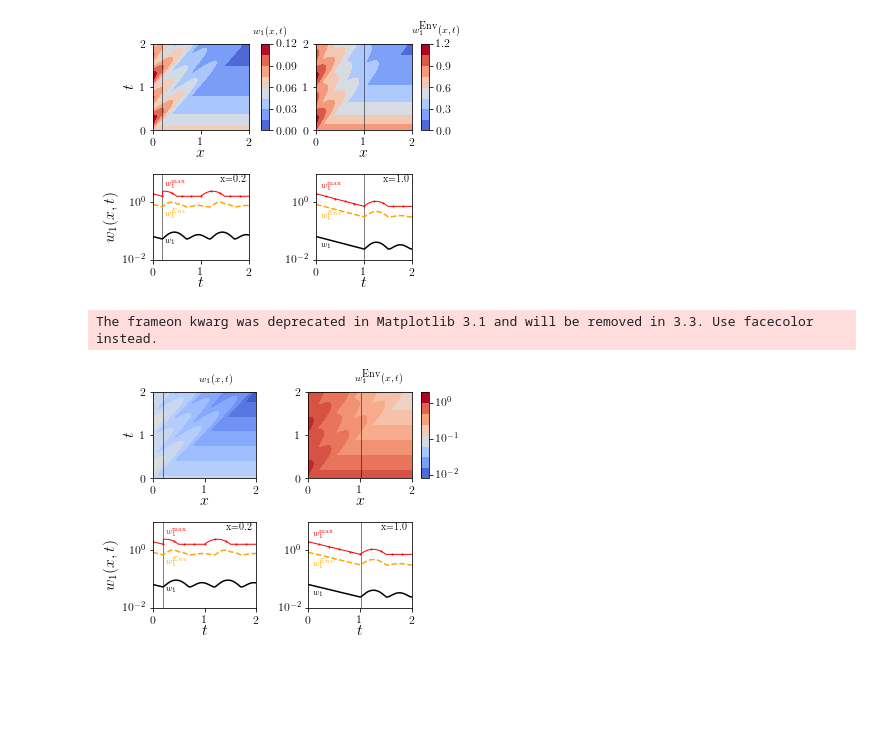
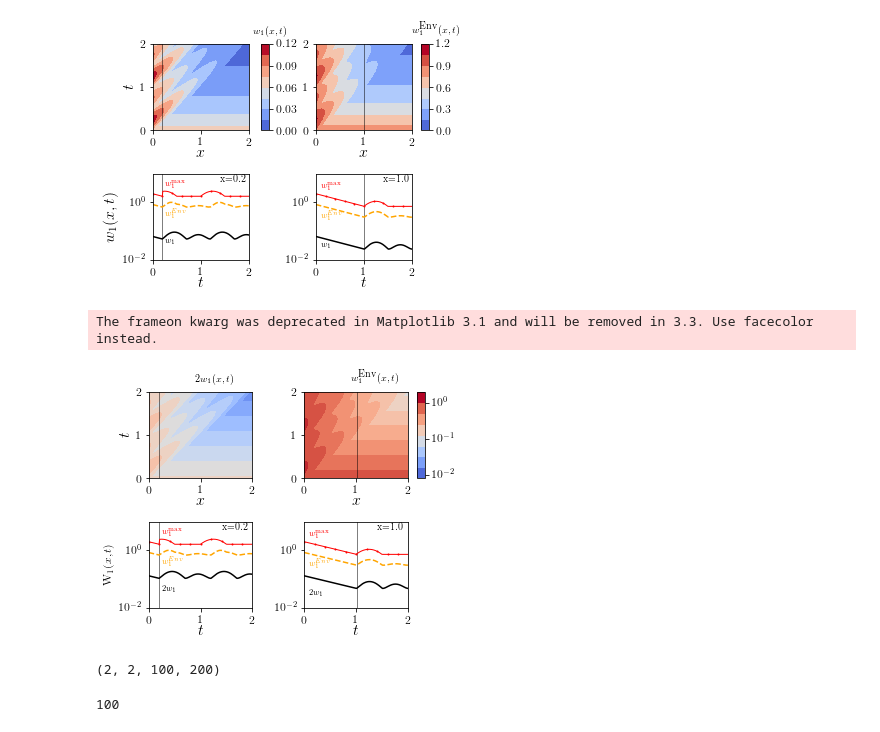
Before and after one commit to FrancescaBoso/Ambiguity-Set-Propagation, a Jupyter notebook: Numerical Example/numericalexample.ipynb, the cells around one changed output. Drawn from its saved outputs; the diff is of its cells as text; code cells hidden in the pictures; blank space fills up the shorter version.

```diff
--- a/Numerical Example/numericalexample.ipynb
+++ b/Numerical Example/numericalexample.ipynb
@@ -936,8 +940,8 @@ The frameon kwarg was deprecated in Matplotlib 3.1 and will be removed in 3.3. U
 [figure]
 # %%
 fig,axes = plt.subplots(2, 2) #sharex='all', , sharey='all'
-handles, labels = ax.get_legend_handles_labels()
-ax.legend(handles, labels)
+#handles, labels = ax.get_legend_handles_labels()
+#ax.legend(handles, labels)
 theoreticalmax2 = np.amax(W1val_BAND[1,1,:,:])
 theoreticalmax = np.amax(W1_WAS[1,1,:,:])
 
@@ -947,24 +951,26 @@ values[100,0] = 0.15
 
 pcfminmax = axes[0,0].contourf(Xmg,Tmg,values,cmap='coolwarm',vmin=-2.1,vmax=0.15)
 
-pcf = axes[0,0].contourf(Xmg,Tmg,np.transpose(np.log10(W1_WAS[1,1,:,:])),cmap='coolwarm',vmin=-2.1,vmax=0.15)
+pcf = axes[0,0].contourf(Xmg,Tmg,np.transpose(np.log10(2.*W1_WAS[1,1,:,:])),cmap='coolwarm',vmin=-2.1,vmax=0.15)
 pcf2 = axes[0,1].contourf(Xmg,Tmg,np.transpose(np.log10(W1val_BAND[1,1,:,:])),cmap='coolwarm',vmin=-2.1,vmax=.15)
 
 ixs = 10
-b1, = axes[1,0].plot(T,W1_WAS[1,1,ixs,:],c='k')
+b1, = axes[1,0].plot(T,2.*W1_WAS[1,1,ixs,:],c='k')
 axes[0,0].plot([X[ixs],X[ixs]],[0.,tend],c='k',linewidth=.5)
 axes[1,0].plot([X[ixs],X[ixs]],[0.,10.],c='k',linewidth=.5)
 b2, = axes[1,0].plot(T[0:Nt],W1val_BANDics10[0:Nt],c='orange',linestyle='dashed')
 b3, = axes[1,0].plot(T,W1theoreticalmax[nn,ib,ixs,:],c='red', linewidth = 1., marker = 'o', markevery=20, markersize = 1)
 
+
 ixs = 50
-axes[1,1].plot(T,W1_WAS[1,1,ixs,:],c='k')
+axes[1,1].plot(T,2.*W1_WAS[1,1,ixs,:],c='k')
 axes[0,1].plot([X[ixs],X[ixs]],[0.,tend],c='k',linewidth=.5)
 axes[1,1].plot([X[ixs],X[ixs]],[0.,10.],c='k',linewidth=.5)
 axes[1,1].plot(T[0:Nt],W1val_BANDics50[0:Nt],c='orange',linestyle='dashed')
 axes[1,1].plot(T,W1theoreticalmax[nn,ib,ixs,:],c='red', linewidth = 1., marker = 'o', markevery=20, markersize = 1)
 axes[1,1].set_yscale(value="log")
 axes[1,0].set_yscale(value="log")
+
 
 axes[0,0].set_xlim(left=0., right=xend)
 axes[0,1].set_xlim(left=0., right=xend)
@@ -974,35 +980,43 @@ axes[0, 1].set_xlabel(r"$x$",fontsize=16,labelpad=-2)
 
 axes[1,0].set_xlim(left=0., right=tend)
 axes[1,1].set_xlim(left=0., right=tend)
 
 axes[1,0].set_ylim(bottom=0.01, top=10.)
 axes[1,1].set_ylim(bottom=0.01, top=10.)
-axes[1, 0].set_ylabel(r"$w_1(x,t)$",fontsize=16)
+axes[1, 0].set_ylabel(r"W$_1(x,t)$",fontsize=12)
 axes[1, 0].set_xlabel(r"$t$",fontsize=16,labelpad=-2)
 axes[1, 1].set_xlabel(r"$t$",fontsize=16,labelpad=-2)
 
-axes[0,0].text(.9,2.2,r'$w_1(x,t)$',fontsize=9.9)
+axes[0,0].text(.9,2.2,r'$2 w_1(x,t)$',fontsize=9.9)
 axes[0,1].text(.9,2.2,r"$w_1^{\textnormal{Env}}(x,t)$",fontsize=9.9)
 axes[1,0].text(1.41,5.,'x='+str(np.around(X[10],decimals=1)),fontsize=10)
 axes[1,1].text(1.4,5.,'x='+str(np.round(X[55],decimals=0)),fontsize=10)
 
 axes[1,1].text(.1,2.5,r'$w_1^{\max}$',fontsize=8,color='red')
 axes[1,1].text(.1,.23,r'$w_1^{\small{Env}}$',fontsize=8,color='orange')
-axes[1,1].text(.1,.025,r'$w_1$',fontsize=8,color='k')
+axes[1,1].text(.1,.025,r'$2 w_1$',fontsize=8,color='k')
 
 axes[1,0].text(.25,3.,r'$w_1^{\max}$',fontsize=8,color='red')
 axes[1,0].text(.25,.28,r'$w_1^{Env}$',fontsize=8,color='orange')
-axes[1,0].text(.25,.035,r'$w_1$',fontsize=8,color='k')
+axes[1,0].text(.25,.035,r'$2 w_1$',fontsize=8,color='k')
 
 fig.subplots_adjust(bottom=0.15, top=0.9, left=0.2, right=0.8,
                     wspace=.5, hspace=0.5)
 
 cb_ax = fig.add_axes([.82, 0.60, 0.02, 0.30])
 cbar = fig.colorbar(pcfminmax, cax=cb_ax, ticks=[-2.,-1.,0.])
 cb_ax.set_yticklabels([r'$10^{-2}$',r'$10^{-1}$', r'$10^0$'])
 
 plt.savefig('Figure7.pdf', dpi=800, bbox_inches=None, pad_inches=0.,
         frameon=None)
 # %% [output]
 The frameon kwarg was deprecated in Matplotlib 3.1 and will be removed in 3.3. Use facecolor instead.
-[figure, old version]
+[figure, new version]
+# %%
+np.shape(W1_WAS)
+# %% [output]
+(2, 2, 100, 200)
+# %%
+Nx
+# %% [output]
+100
```
Also changed, not shown: parts of 7 cells of this notebook, 5 other files.
